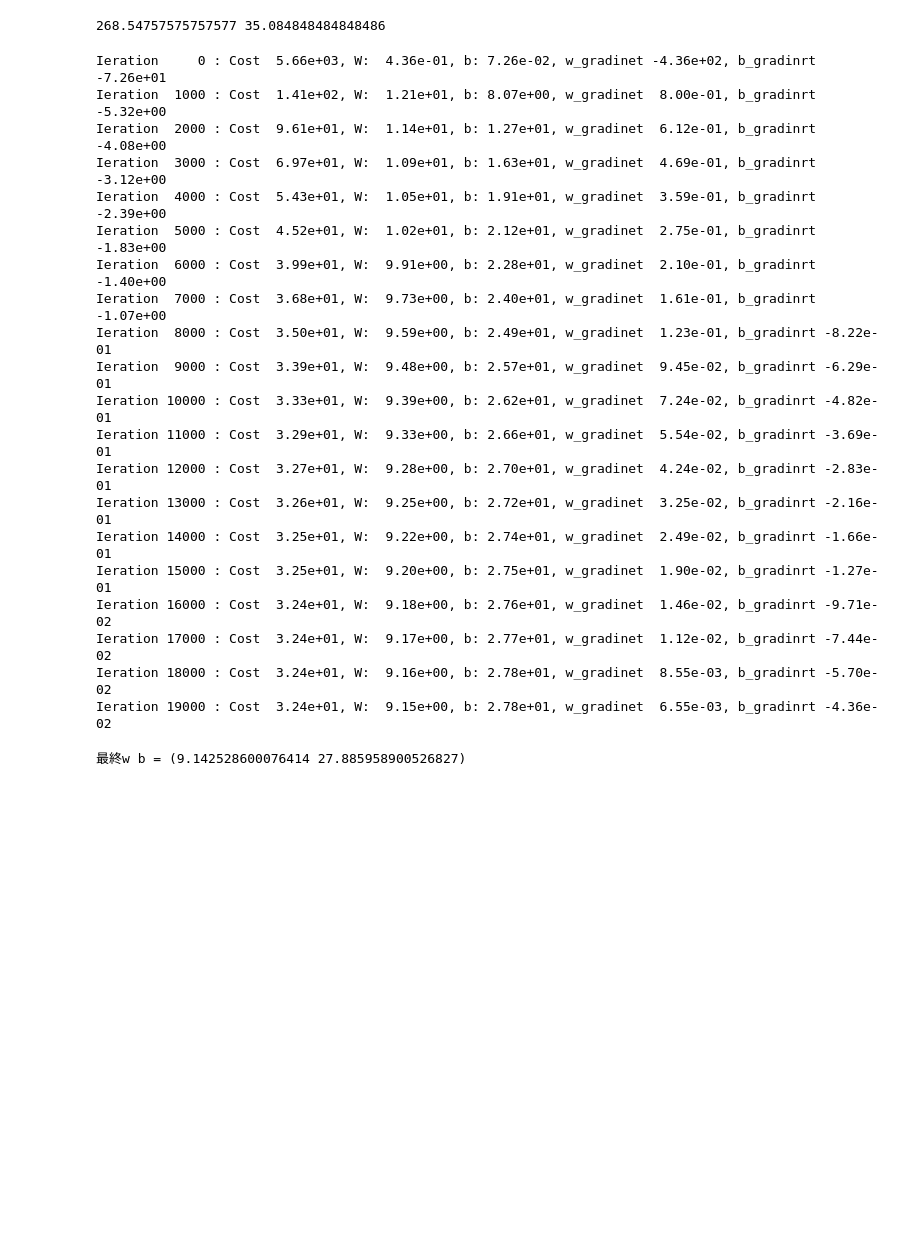
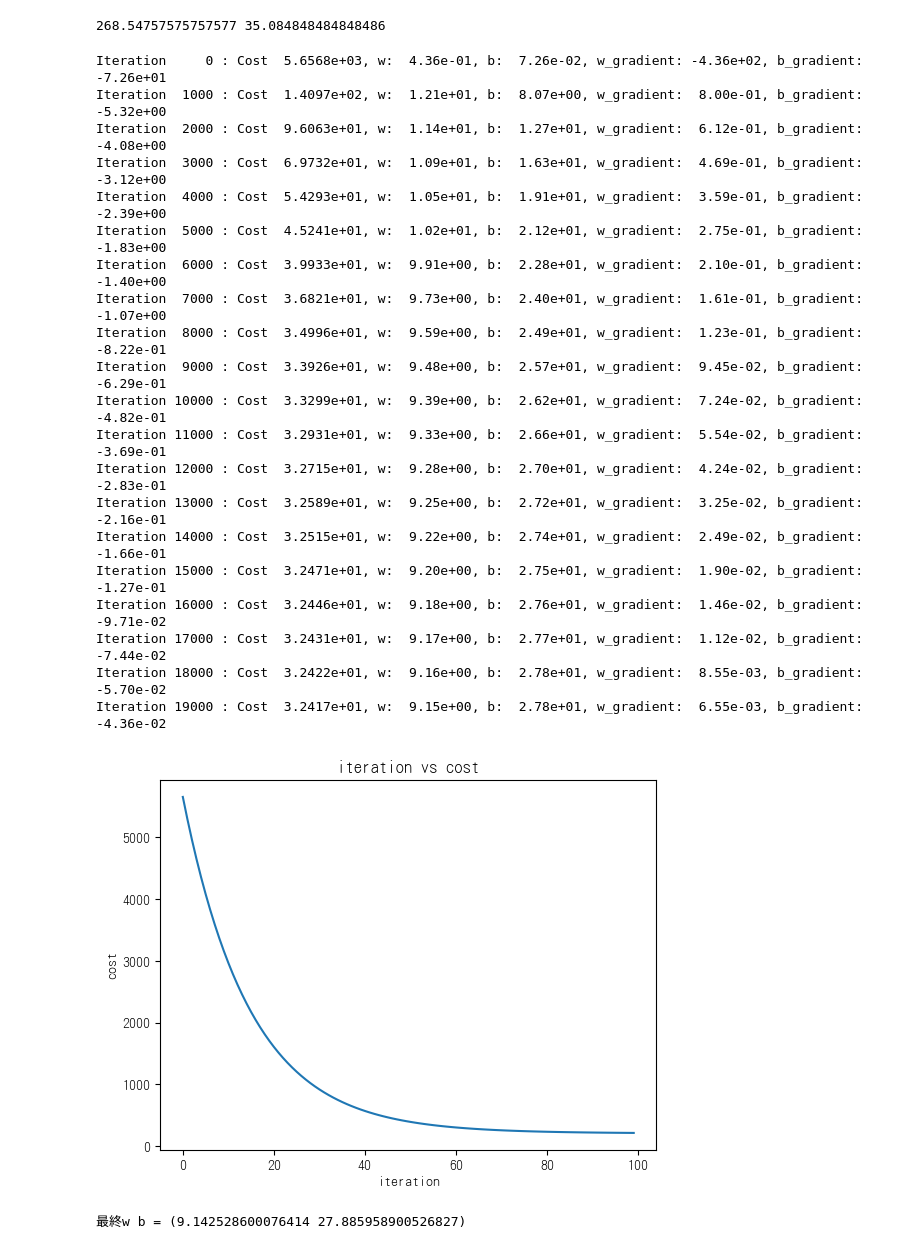
Before and after one commit to 1030Tim/MachineLearning, a Jupyter notebook: SimplrLinearRegression/gradient_descent.ipynb, the cells around one changed output. Drawn from its saved outputs; the diff is of its cells as text; code cells hidden in the pictures; blank space fills up the shorter version.

```diff
--- a/SimplrLinearRegression/gradient_descent.ipynb
+++ b/SimplrLinearRegression/gradient_descent.ipynb
@@ -16,7 +17,7 @@ y = df['Salary']
 # 微分後結果
 w = 10
 b = 10
-def comput_gradient(x,y,w,b):
+def compute_gradient(x,y,w,b):
     w_gradient = (x*(w*x+b -y)).mean()
     b_gradient = ((w*x+b -y)).mean()
     return w_gradient,b_gradient
@@ -60,28 +61,37 @@ w_init = 0
 b_init = 0
 learning_rate = 1.0e-3
 run_iter = 20000
-w_final,b_final,w_hist,b_hist,c_hist = gradient_descent(x,y,w_init,b_init,learning_rate,compute_cost,comput_gradient,run_iter)
+
+w_final, b_final, w_hist, b_hist, c_hist = gradient_descent(x, y, w_init, b_init, learning_rate,compute_cost, compute_gradient, run_iter)
 # %% [output]
-Ieration     0 : Cost  5.66e+03, W:  4.36e-01, b: 7.26e-02, w_gradinet -4.36e+02, b_gradinrt -7.26e+01
-Ieration  1000 : Cost  1.41e+02, W:  1.21e+01, b: 8.07e+00, w_gradinet  8.00e-01, b_gradinrt -5.32e+00
-Ieration  2000 : Cost  9.61e+01, W:  1.14e+01, b: 1.27e+01, w_gradinet  6.12e-01, b_gradinrt -4.08e+00
-Ieration  3000 : Cost  6.97e+01, W:  1.09e+01, b: 1.63e+01, w_gradinet  4.69e-01, b_gradinrt -3.12e+00
-Ieration  4000 : Cost  5.43e+01, W:  1.05e+01, b: 1.91e+01, w_gradinet  3.59e-01, b_gradinrt -2.39e+00
-Ieration  5000 : Cost  4.52e+01, W:  1.02e+01, b: 2.12e+01, w_gradinet  2.75e-01, b_gradinrt -1.83e+00
-Ieration  6000 : Cost  3.99e+01, W:  9.91e+00, b: 2.28e+01, w_gradinet  2.10e-01, b_gradinrt -1.40e+00
-Ieration  7000 : Cost  3.68e+01, W:  9.73e+00, b: 2.40e+01, w_gradinet  1.61e-01, b_gradinrt -1.07e+00
-Ieration  8000 : Cost  3.50e+01, W:  9.59e+00, b: 2.49e+01, w_gradinet  1.23e-01, b_gradinrt -8.22e-01
-Ieration  9000 : Cost  3.39e+01, W:  9.48e+00, b: 2.57e+01, w_gradinet  9.45e-02, b_gradinrt -6.29e-01
-Ieration 10000 : Cost  3.33e+01, W:  9.39e+00, b: 2.62e+01, w_gradinet  7.24e-02, b_gradinrt -4.82e-01
-Ieration 11000 : Cost  3.29e+01, W:  9.33e+00, b: 2.66e+01, w_gradinet  5.54e-02, b_gradinrt -3.69e-01
-Ieration 12000 : Cost  3.27e+01, W:  9.28e+00, b: 2.70e+01, w_gradinet  4.24e-02, b_gradinrt -2.83e-01
-Ieration 13000 : Cost  3.26e+01, W:  9.25e+00, b: 2.72e+01, w_gradinet  3.25e-02, b_gradinrt -2.16e-01
-Ieration 14000 : Cost  3.25e+01, W:  9.22e+00, b: 2.74e+01, w_gradinet  2.49e-02, b_gradinrt -1.66e-01
-Ieration 15000 : Cost  3.25e+01, W:  9.20e+00, b: 2.75e+01, w_gradinet  1.90e-02, b_gradinrt -1.27e-01
-Ieration 16000 : Cost  3.24e+01, W:  9.18e+00, b: 2.76e+01, w_gradinet  1.46e-02, b_gradinrt -9.71e-02
-Ieration 17000 : Cost  3.24e+01, W:  9.17e+00, b: 2.77e+01, w_gradinet  1.12e-02, b_gradinrt -7.44e-02
-Ieration 18000 : Cost  3.24e+01, W:  9.16e+00, b: 2.78e+01, w_gradinet  8.55e-03, b_gradinrt -5.70e-02
-Ieration 19000 : Cost  3.24e+01, W:  9.15e+00, b: 2.78e+01, w_gradinet  6.55e-03, b_gradinrt -4.36e-02
+Iteration     0 : Cost  5.6568e+03, w:  4.36e-01, b:  7.26e-02, w_gradient: -4.36e+02, b_gradient: -7.26e+01
+Iteration  1000 : Cost  1.4097e+02, w:  1.21e+01, b:  8.07e+00, w_gradient:  8.00e-01, b_gradient: -5.32e+00
+Iteration  2000 : Cost  9.6063e+01, w:  1.14e+01, b:  1.27e+01, w_gradient:  6.12e-01, b_gradient: -4.08e+00
+Iteration  3000 : Cost  6.9732e+01, w:  1.09e+01, b:  1.63e+01, w_gradient:  4.69e-01, b_gradient: -3.12e+00
+Iteration  4000 : Cost  5.4293e+01, w:  1.05e+01, b:  1.91e+01, w_gradient:  3.59e-01, b_gradient: -2.39e+00
+Iteration  5000 : Cost  4.5241e+01, w:  1.02e+01, b:  2.12e+01, w_gradient:  2.75e-01, b_gradient: -1.83e+00
+Iteration  6000 : Cost  3.9933e+01, w:  9.91e+00, b:  2.28e+01, w_gradient:  2.10e-01, b_gradient: -1.40e+00
+Iteration  7000 : Cost  3.6821e+01, w:  9.73e+00, b:  2.40e+01, w_gradient:  1.61e-01, b_gradient: -1.07e+00
+Iteration  8000 : Cost  3.4996e+01, w:  9.59e+00, b:  2.49e+01, w_gradient:  1.23e-01, b_gradient: -8.22e-01
+Iteration  9000 : Cost  3.3926e+01, w:  9.48e+00, b:  2.57e+01, w_gradient:  9.45e-02, b_gradient: -6.29e-01
+Iteration 10000 : Cost  3.3299e+01, w:  9.39e+00, b:  2.62e+01, w_gradient:  7.24e-02, b_gradient: -4.82e-01
+Iteration 11000 : Cost  3.2931e+01, w:  9.33e+00, b:  2.66e+01, w_gradient:  5.54e-02, b_gradient: -3.69e-01
+Iteration 12000 : Cost  3.2715e+01, w:  9.28e+00, b:  2.70e+01, w_gradient:  4.24e-02, b_gradient: -2.83e-01
+Iteration 13000 : Cost  3.2589e+01, w:  9.25e+00, b:  2.72e+01, w_gradient:  3.25e-02, b_gradient: -2.16e-01
+Iteration 14000 : Cost  3.2515e+01, w:  9.22e+00, b:  2.74e+01, w_gradient:  2.49e-02, b_gradient: -1.66e-01
+Iteration 15000 : Cost  3.2471e+01, w:  9.20e+00, b:  2.75e+01, w_gradient:  1.90e-02, b_gradient: -1.27e-01
+Iteration 16000 : Cost  3.2446e+01, w:  9.18e+00, b:  2.76e+01, w_gradient:  1.46e-02, b_gradient: -9.71e-02
+Iteration 17000 : Cost  3.2431e+01, w:  9.17e+00, b:  2.77e+01, w_gradient:  1.12e-02, b_gradient: -7.44e-02
+Iteration 18000 : Cost  3.2422e+01, w:  9.16e+00, b:  2.78e+01, w_gradient:  8.55e-03, b_gradient: -5.70e-02
+Iteration 19000 : Cost  3.2417e+01, w:  9.15e+00, b:  2.78e+01, w_gradient:  6.55e-03, b_gradient: -4.36e-02
+# %%
+plt.plot(np.arange(0,100),c_hist[:100])
+plt.title('iteration vs cost')
+plt.ylabel('cost')
+plt.xlabel('iteration')
+plt.show()
+# %% [output]
+[figure, added]
 # %%
 print(f'最終w b = ({w_final} {b_final})')
 # %% [output]
```
Also changed, not shown: parts of 7 cells of this notebook, 3 other files.
